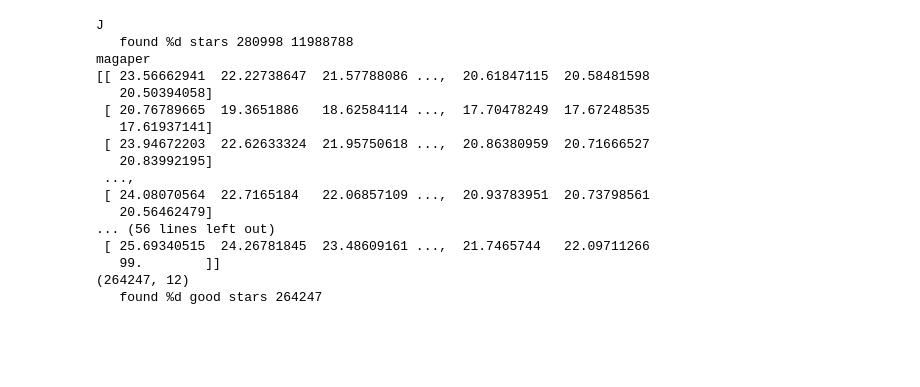
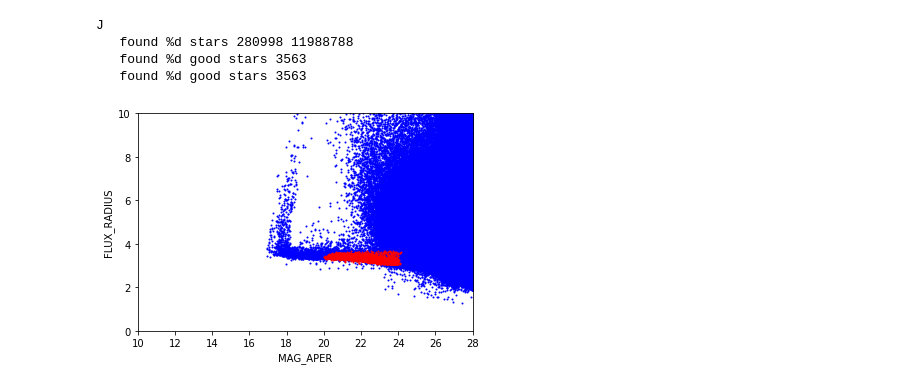
Before and after one commit to aamon/DEEP, a Jupyter notebook: MeasurePSFres_new.ipynb, the cells around one changed output. Saved outputs shown, nothing was run; the diff lists cells and outputs as text; code cells hidden in the pictures; blank space fills up the shorter version.

```diff
--- a/MeasurePSFres_new.ipynb
+++ b/MeasurePSFres_new.ipynb
@@ -70,6 +75,11 @@ def read_psfex_stars(star_file, cat_file, magzp, logger): #combination of read f
     """
     if not os.path.exists(star_file):
         return None
+
+    dat = fits.open(star_file)
+    #print(dat[2].columns)
+    dat = fits.open(cat_file)
+    #print(dat[2].columns)
 
     # Read the output and make a DataFrome with the contents
     data = fitsio.read(star_file, ext=2)
@@ -91,65 +101,67 @@ def read_psfex_stars(star_file, cat_file, magzp, logger): #combination of read f
 
     # Add on some extra information from the sextractor catalog
     sdata = fitsio.read(cat_file, 2)
+    #print(data['X_IMAGE'])
+    #print(sdata['X_IMAGE'])
     assert len(data) == len(sdata)
-    print("magaper")
-    print(sdata['MAG_APER'])
-    print(sdata['MAG_APER'].shape)
+    #print("magaper")
+    #print(sdata['MAG_APER'])
+    #print(sdata['MAG_APER'].shape)
     df['mag_aper'] = sdata['MAG_APER'][:,0]
     df['flux_radius'] = sdata['FLUX_RADIUS']
-    #df['ra'] = sdata['ALPHAWIN_J2000']
-    #df['dec'] = sdata['DELTAWIN_J2000']
-    #df['mag'] += magzp - 25.
-    #INSTEAD I'LL USE THE WCS AND THE X,Y TO GET RA AND DEC
 
+    #df = df[df.FLAGS_PSF == 0]
+    print('   found %d good stars', len(df))
+    print('   found %d good stars', len(df))
+    plt.scatter(sdata['MAG_APER'][[np.where(data['FLAGS_PSF']!=0)],0], sdata['FLUX_RADIUS'][np.where(data['FLAGS_PSF']!=0)],c='blue',label='FLAGS_PSF!=0', marker='.',s=4) # , colormap='viridis')
+    plt.scatter(df['mag_aper'], df['flux_radius'], c='red',label='FLAGS_PSF==0', marker='.',s=4) # , colormap='viridis')
+    plt.xlim((10,28))
+    plt.ylim(0,10)
+    #axs2[i].legend(sexstar['FLAGS_PSF'])
+    plt.ylabel('FLUX_RADIUS')
+    plt.xlabel('MAG_APER')
 
-    use = df['FLAGS_PSF'] == 1
-    df['use'] = use  # Just using all of the stars currently
-    print('   found %d good stars', len(df))
     return df
 # %%
+#this is just a dublicate from the end in order to test why my mag_apers for "good" galaxies were higher than expected
+
 # Change locations to yours
 cdir = '/global/cscratch1/sd/aamon/DEEP/UVista'
 cdir2= '/global/cscratch1/sd/amichoi/UltraVISTA'
 
 #band =  "J" #H, Ks, Y
-bands=["J" , "H", "Ks", "Y"]
+bands=["J" ]#, "H", "Ks", "Y"]
 
 for band in bands:
     print(band)
 
     pf = '%s/psf/UVISTA_%s_21_01_16_psfcat.psf' % (cdir2, band) # PSFEx image
     sf= '%s/psf/UVISTA_%s_21_01_16_psfex-starlist.fits' % (cdir2, band) #list of stars made from Sextractor and PSFEx
     cf = '%s/cat/UVISTA_%s_21_01_16_psfcat.fits' % (cdir2, band) #the output from extractor
     im_f = '%s/UVISTA_%s_21_01_16_allpaw_skysub_015_dr3_rc_v5.fits' % (cdir, band)  #VIDEO_H_10_34.31_-4.80.cleaned.fits
     wt_f = '%s/UVISTA_%s_21_01_16_allpaw_skysub_015_dr3_rc_v5.weight.fits'%(cdir, band)
 
     full_image = galsim.fits.read(im_f, hdu=0)
     wcs = full_image.wcs
+    hdu = 0
+    f = fitsio.FITS(im_f)
+    header_list = f[hdu].read_header_list()
+    header_list = [ d for d in header_list if 'CONTINUE' not in d['name'] ]
+    h = fitsio.FITSHDR(header_list)
+    #print(h)
+    fwhm = h['PSF_FWHM']
 
     magzp = 30.0
     mmlogging_level = logging.INFO
     logger = logging.getLogger('size_residual')
     # Read in some useful values, such as position
     df = read_psfex_stars(sf, cf, magzp, logger)
 # %% [output]
 J
    found %d stars 280998 11988788
-magaper
-[[ 23.56662941  22.22738647  21.57788086 ...,  20.61847115  20.58481598
-   20.50394058]
- [ 20.76789665  19.3651886   18.62584114 ...,  17.70478249  17.67248535
-   17.61937141]
- [ 23.94672203  22.62633324  21.95750618 ...,  20.86380959  20.71666527
-   20.83992195]
- ...,
- [ 24.08070564  22.7165184   22.06857109 ...,  20.93783951  20.73798561
-   20.56462479]
-... (56 lines left out)
- [ 25.69340515  24.26781845  23.48609161 ...,  21.7465744   22.09711266
-   99.        ]]
-(264247, 12)
-   found %d good stars 264247
+   found %d good stars 3563
+   found %d good stars 3563
+[figure, added]
 # %%
 def make_ngmix_prior(T, pixel_scale):
     from ngmix import priors, joint_prior
```
Also changed, not shown: parts of 5 cells of this notebook, 1 other file.
